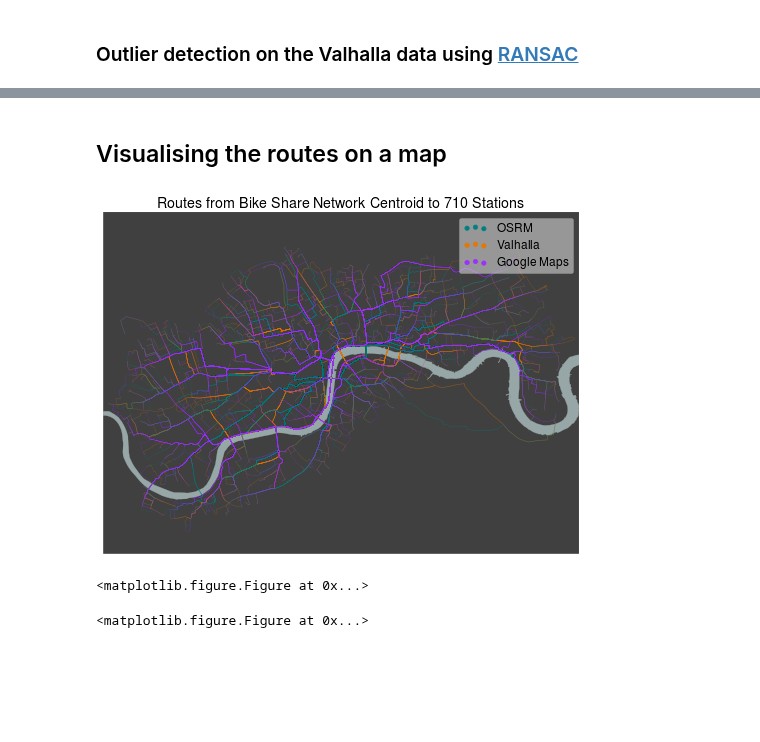
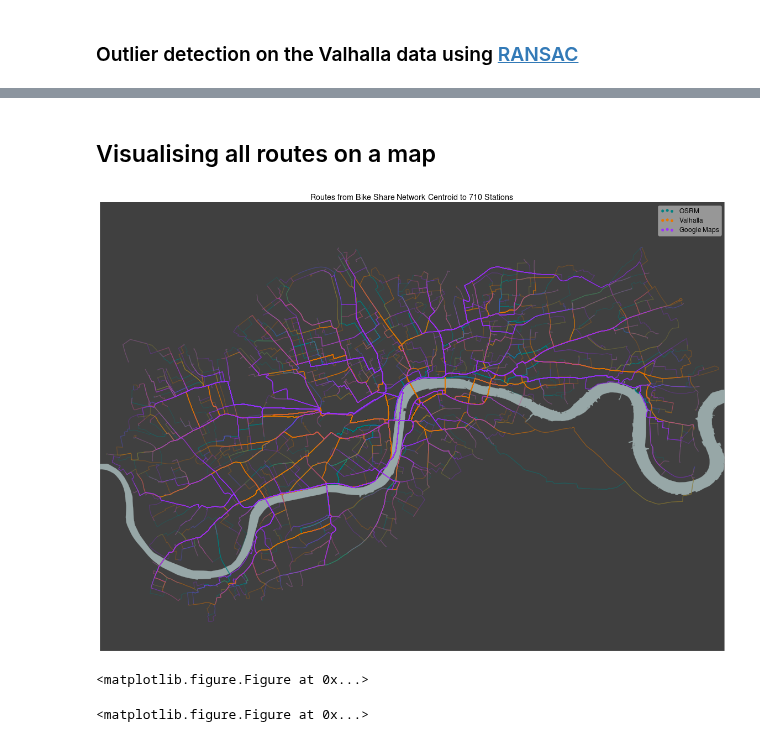
Before and after one commit to urschrei/router_comparison, a Jupyter notebook: OSRM_vs_Valhalla.ipynb, the cells around one changed output, grey strips where cells are left out. Cells and saved outputs as stored; diff of their text form; code cells hidden in the pictures; blank space fills up the shorter version.

```diff
--- a/OSRM_vs_Valhalla.ipynb
+++ b/OSRM_vs_Valhalla.ipynb
@@ -335,8 +414,8 @@ plt.show()
 # %% [markdown]
-## Visualising the routes on a map
+## Visualising all routes on a map
 # %%
 plt.clf()
-fig = plt.figure(figsize=(7.28, 5.25), dpi=300)
+fig = plt.figure(figsize=(16, 12), dpi=300)
 ax = fig.add_subplot(111, axisbg='w', frame_on=False)
 
 m.fillcontinents('#404040')
@@ -349,16 +428,15 @@ m.drawmeridians(
     color = 'black', linewidth = 0.5,
     labels=[False, False, False, True], ax=ax)
 
-pc_valhalla = PatchCollection([PolygonPatch(
+pc_osrm = PatchCollection([PolygonPatch(
     line.buffer(10)) for line in combined_routes['osrm']],
     match_original=False, alpha=.25, color="#008080", lw=.001, zorder=4)
-pc_valhalla.set_label("osrm")
+pc_osrm.set_label("osrm")
 
-pc_osrm = PatchCollection([PolygonPatch(
+pc_valhalla = PatchCollection([PolygonPatch(
     line.buffer(10)) for line in combined_routes['valhalla']],
     match_original=False, alpha=.25, color="#E87600", lw=.001, zorder=4)
-pc_osrm.set_label("valhalla")
-
+pc_valhalla.set_label("valhalla")
 
 pc_gmaps = PatchCollection([PolygonPatch(
     line.buffer(10)) for line in combined_routes['gmaps']],
@@ -412,34 +490,34 @@ def display_osrm(OSRM):
     """ Display or remove OSRM layer according to boolean input """
     if OSRM:
         ax.add_collection(pc_osrm)
     else:
         remove_patches(ax, "osrm")
     display(fig)
 
 def display_valhalla(Valhalla):
     """ Display or remove Valhalla layer according to boolean input """
     if Valhalla:
         ax.add_collection(pc_valhalla)
     else:
         remove_patches(ax, "valhalla")
     display(fig)
 
 def display_gmaps(GMaps):
     """ Display or remove GMaps layer according to boolean input """
     if GMaps:
         ax.add_collection(pc_gmaps)
     else:
         remove_patches(ax, "gmaps")
     display(fig)
 
 plt.close(fig)
 interact(display_osrm, OSRM=True)
 interact(display_valhalla, Valhalla=True)
 interact(display_gmaps, GMaps=True)
 
 plt.show()
 # %% [output]
-[figure, old version]
+[figure, new version]
 <matplotlib.figure.Figure at 0x...>
 # %%
 plt.savefig(
```
Also changed, not shown: parts of 8 cells of this notebook, 2 other files.
